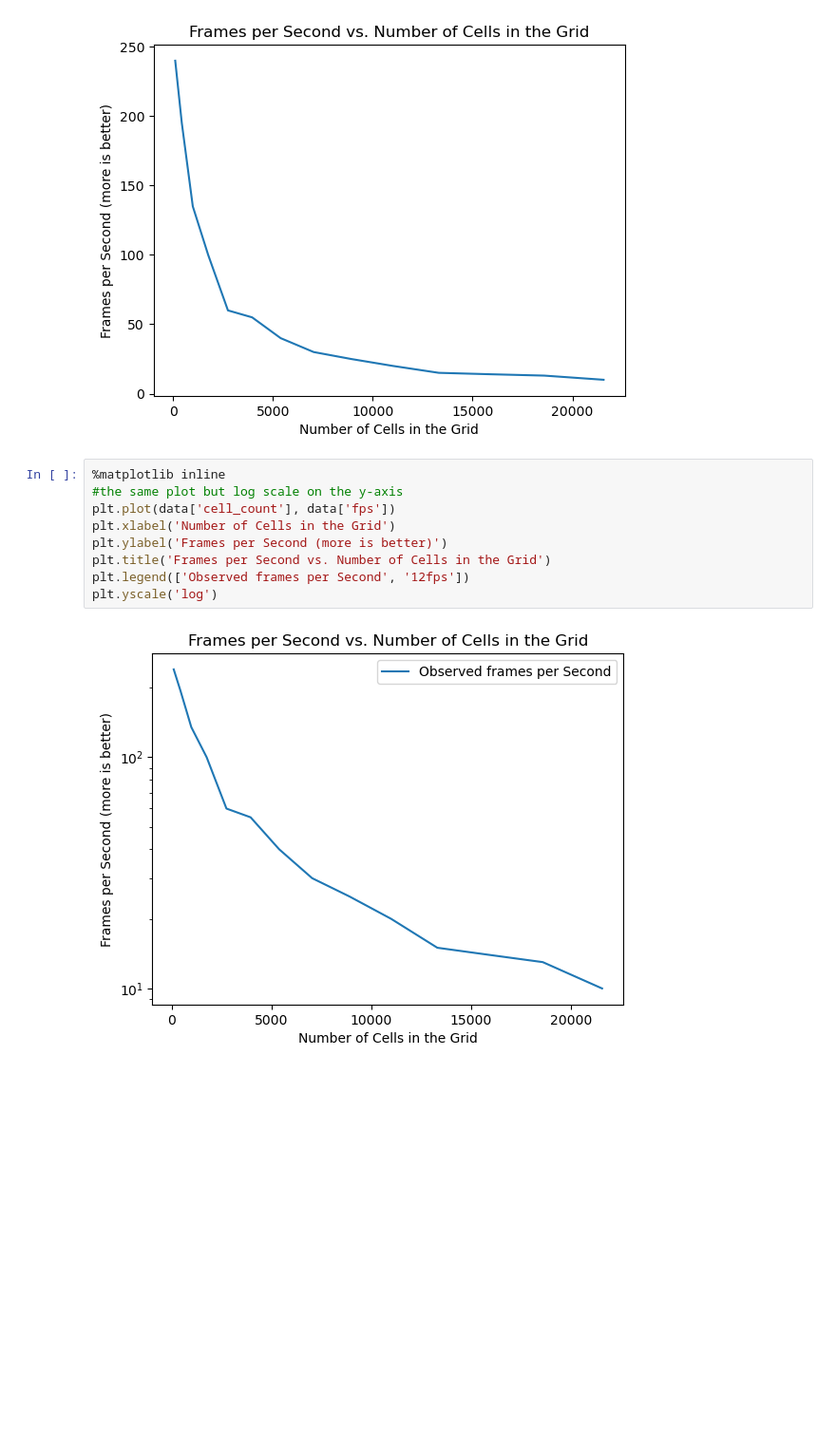
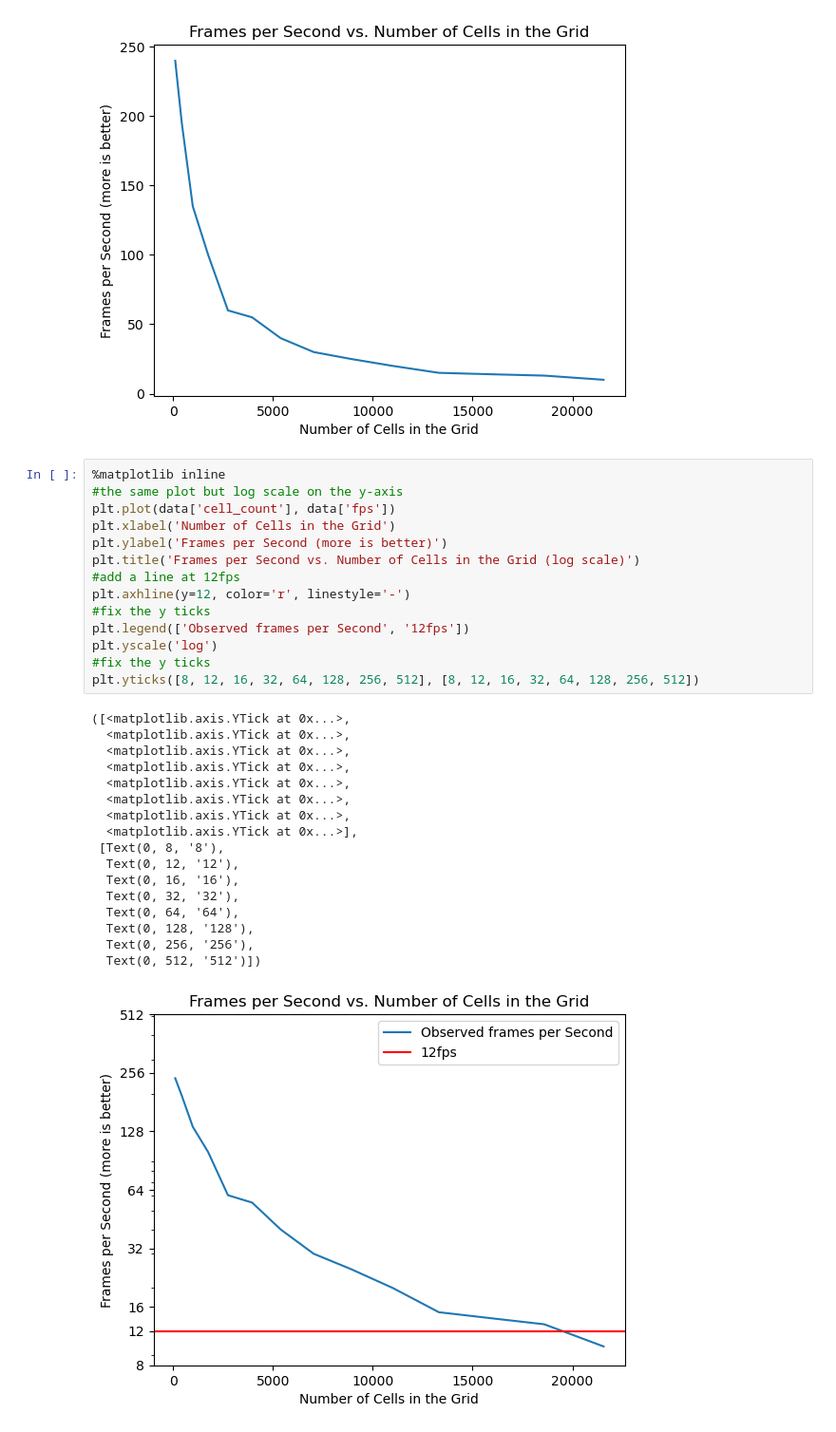
Before and after one commit to sam-baumann/CA-FluidSim, a Jupyter notebook: plotting/plots.ipynb, the cells around one changed output. Shown: that part at 95% size. Drawn from its saved outputs; the diff is of its cells as text; blank space fills up the shorter version.

Commit message:
modified plot

```diff
--- a/plotting/plots.ipynb
+++ b/plotting/plots.ipynb
@@ -37,11 +37,32 @@ Text(0.5, 1.0, 'Frames per Second vs. Number of Cells in the Grid')
 # %%
 %matplotlib inline
 #the same plot but log scale on the y-axis
 plt.plot(data['cell_count'], data['fps'])
 plt.xlabel('Number of Cells in the Grid')
 plt.ylabel('Frames per Second (more is better)')
-plt.title('Frames per Second vs. Number of Cells in the Grid')
+plt.title('Frames per Second vs. Number of Cells in the Grid (log scale)')
+#add a line at 12fps
+plt.axhline(y=12, color='r', linestyle='-')
+#fix the y ticks
 plt.legend(['Observed frames per Second', '12fps'])
 plt.yscale('log')
+#fix the y ticks
+plt.yticks([8, 12, 16, 32, 64, 128, 256, 512], [8, 12, 16, 32, 64, 128, 256, 512])
 # %% [output]
+([<matplotlib.axis.YTick at 0x...>,
+  <matplotlib.axis.YTick at 0x...>,
+  <matplotlib.axis.YTick at 0x...>,
+  <matplotlib.axis.YTick at 0x...>,
+  <matplotlib.axis.YTick at 0x...>,
+  <matplotlib.axis.YTick at 0x...>,
+  <matplotlib.axis.YTick at 0x...>,
+  <matplotlib.axis.YTick at 0x...>],
+ [Text(0, 8, '8'),
+  Text(0, 12, '12'),
+  Text(0, 16, '16'),
+  Text(0, 32, '32'),
+  Text(0, 64, '64'),
+  Text(0, 128, '128'),
+  Text(0, 256, '256'),
+  Text(0, 512, '512')])
-[figure, old version]
+[figure, new version]
```
Also changed, not shown: 1 other file.
